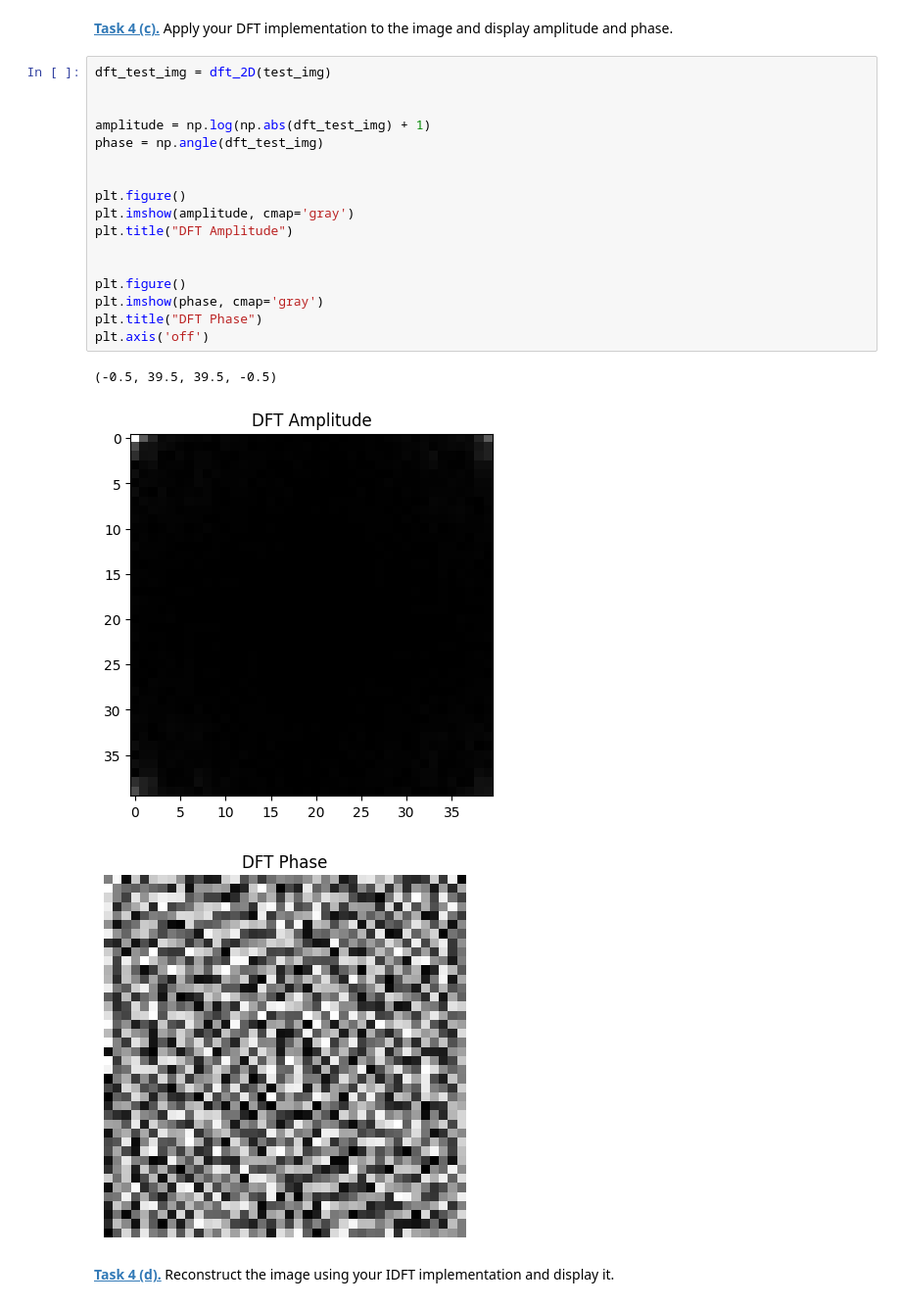
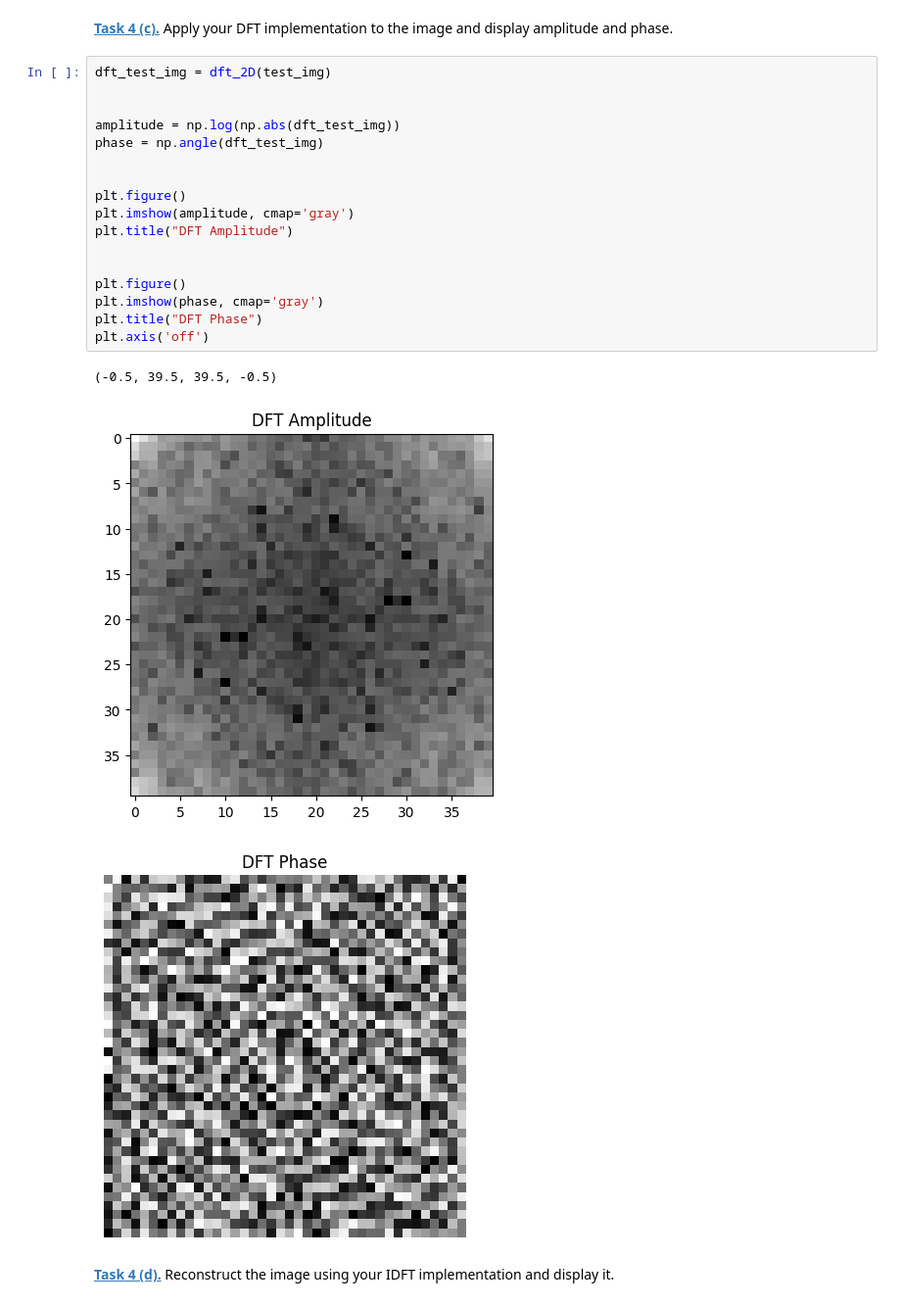
Before and after one commit to DaSch314/mobi-fs5-python, a Jupyter notebook: fourier.ipynb, the cells around one changed output. Shown at 98% size. Cells and saved outputs as stored; diff of their text form.

```diff
--- a/fourier.ipynb
+++ b/fourier.ipynb
@@ -267,23 +267,23 @@ plt.imshow(test_img, 'gray')
 # %%
 dft_test_img = dft_2D(test_img)
 
 
-amplitude = np.log(np.abs(dft_test_img) + 1)
+amplitude = np.log(np.abs(dft_test_img))
 phase = np.angle(dft_test_img)
 
 
 plt.figure()
 plt.imshow(amplitude, cmap='gray')
 plt.title("DFT Amplitude")
 
 
 plt.figure()
 plt.imshow(phase, cmap='gray')
 plt.title("DFT Phase")
 plt.axis('off')
 # %% [output]
 (-0.5, 39.5, 39.5, -0.5)
-[figure, old version]
+[figure, new version]
 [figure]
 # %% [markdown]
 **[Task 4 (d).]()** Reconstruct the image using your IDFT implementation and display it.
```
Also changed, not shown: parts of 2 cells of this notebook.
